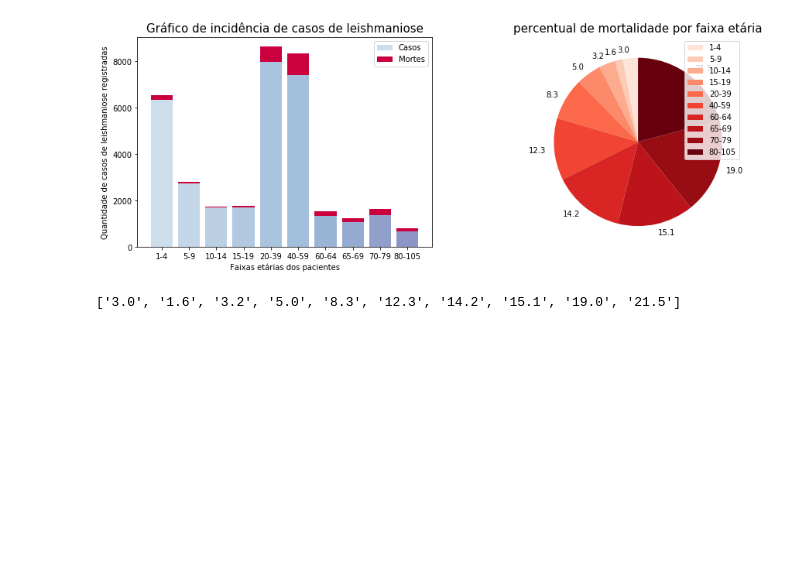
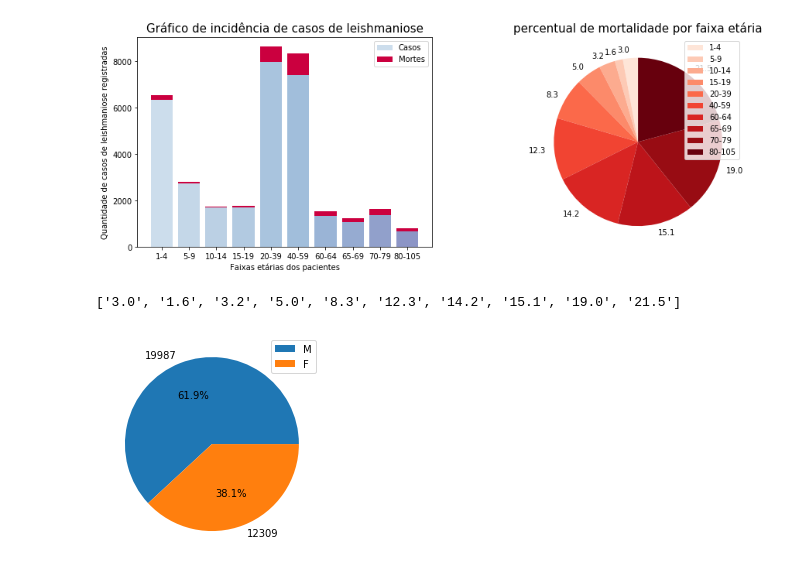
Before and after one commit to L182487/data4health, a Jupyter notebook: notebooks/exp_analysis.ipynb, the cells around one changed output. Saved outputs shown, nothing was run; the diff lists cells and outputs as text; code cells hidden in the pictures; blank space fills up the shorter version.

```diff
--- a/notebooks/exp_analysis.ipynb
+++ b/notebooks/exp_analysis.ipynb
@@ -238,3 +238,9 @@ print(death_perc)
 # %% [output]
 [figure]
 ['3.0', '1.6', '3.2', '5.0', '8.3', '12.3', '14.2', '15.1', '19.0', '21.5']
+# %%
+plt.pie(df['CS_SEXO'].value_counts(), labels=df['CS_SEXO'].value_counts(),autopct='%1.1f%%')
+plt.legend(df['CS_SEXO'].unique())
+plt.show()
+# %% [output]
+[figure, added]
```
Also changed, not shown: parts of 2 cells of this notebook.
